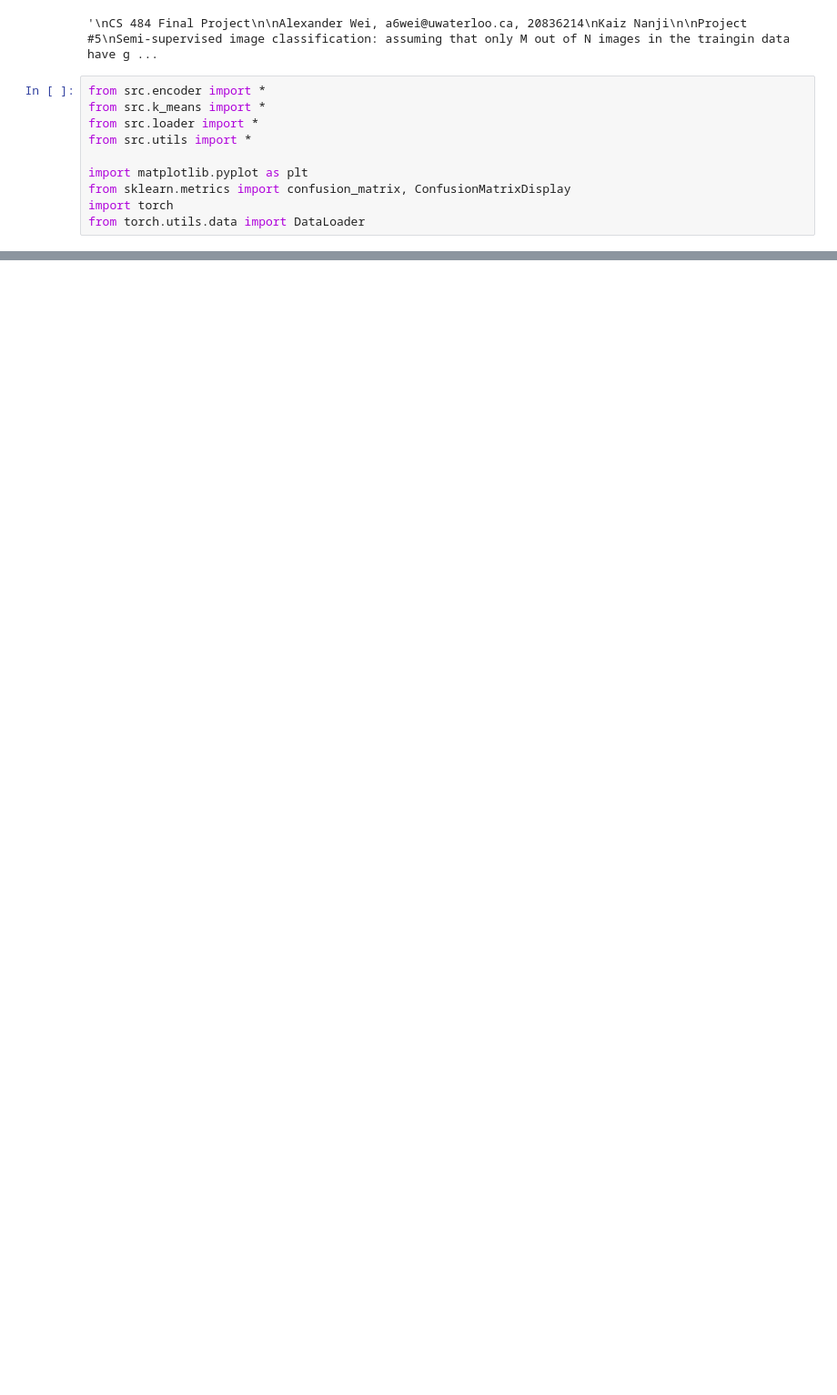
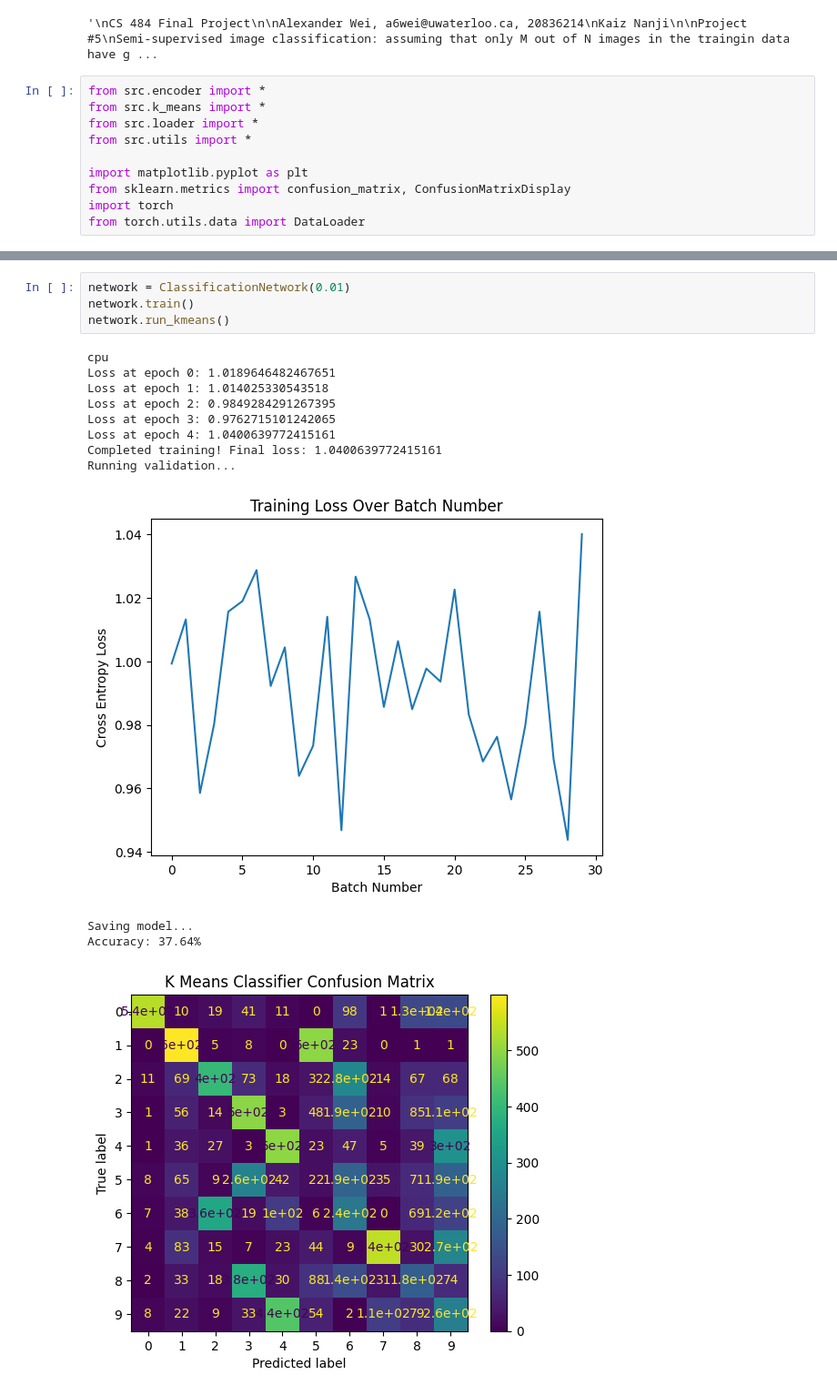
Before and after one commit to awei799331/cs484-final-project, a Jupyter notebook: main.ipynb, the cells around one changed output, grey strips where cells are left out. Shown at 91% size. Drawn from its saved outputs; the diff is of its cells as text; blank space fills up the shorter version.

```diff
--- a/main.ipynb
+++ b/main.ipynb
@@ -44 +170,18 @@ mnist_test = dataset_handler.mnist_test
+# %%
+network = ClassificationNetwork(0.01)
+network.train()
+network.run_kmeans()
+# %% [output]
+cpu
+Loss at epoch 0: 1.0189646482467651
+Loss at epoch 1: 1.014025330543518
+Loss at epoch 2: 0.9849284291267395
+Loss at epoch 3: 0.9762715101242065
+Loss at epoch 4: 1.0400639772415161
+Completed training! Final loss: 1.0400639772415161
+Running validation...
+[figure, added]
+Saving model...
+Accuracy: 37.64%
+[figure, added]
 # %%
```
Also changed, not shown: parts of 13 cells of this notebook, 1 other file.
